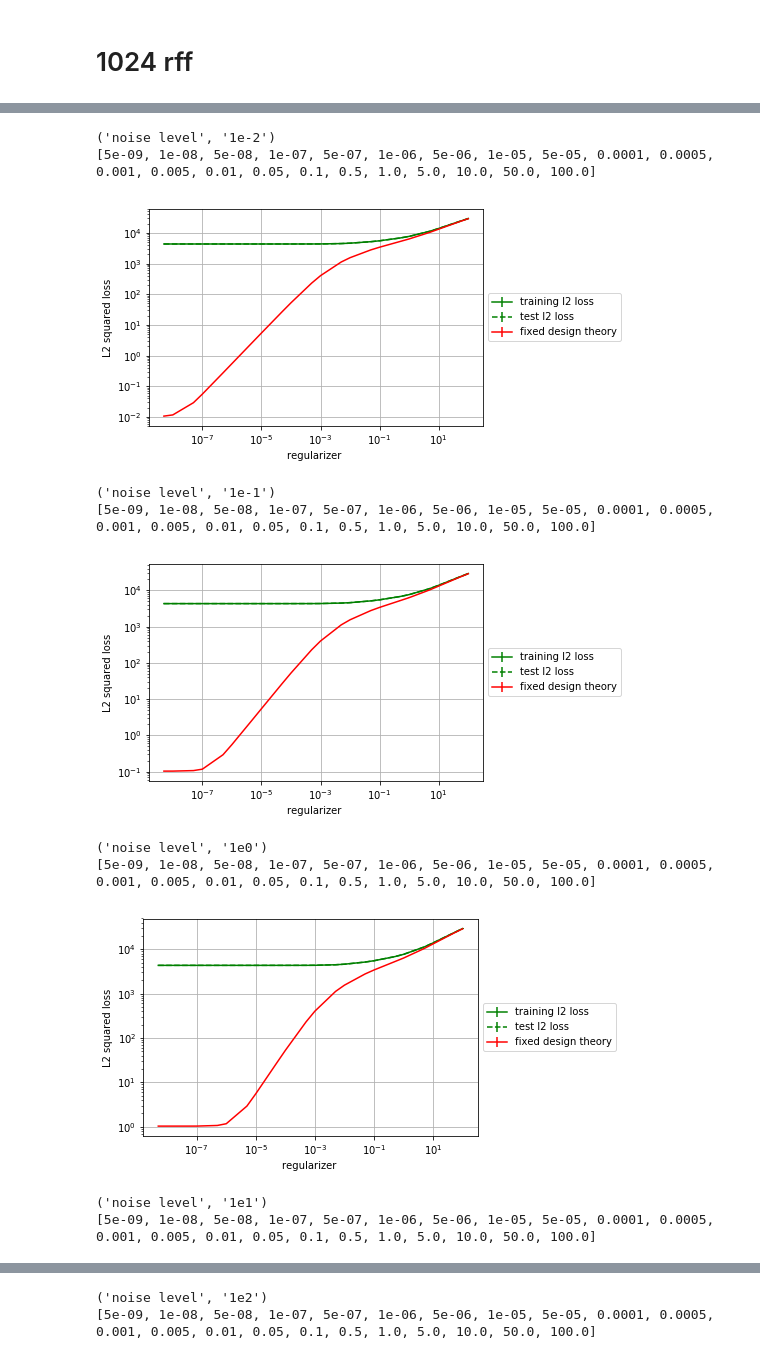
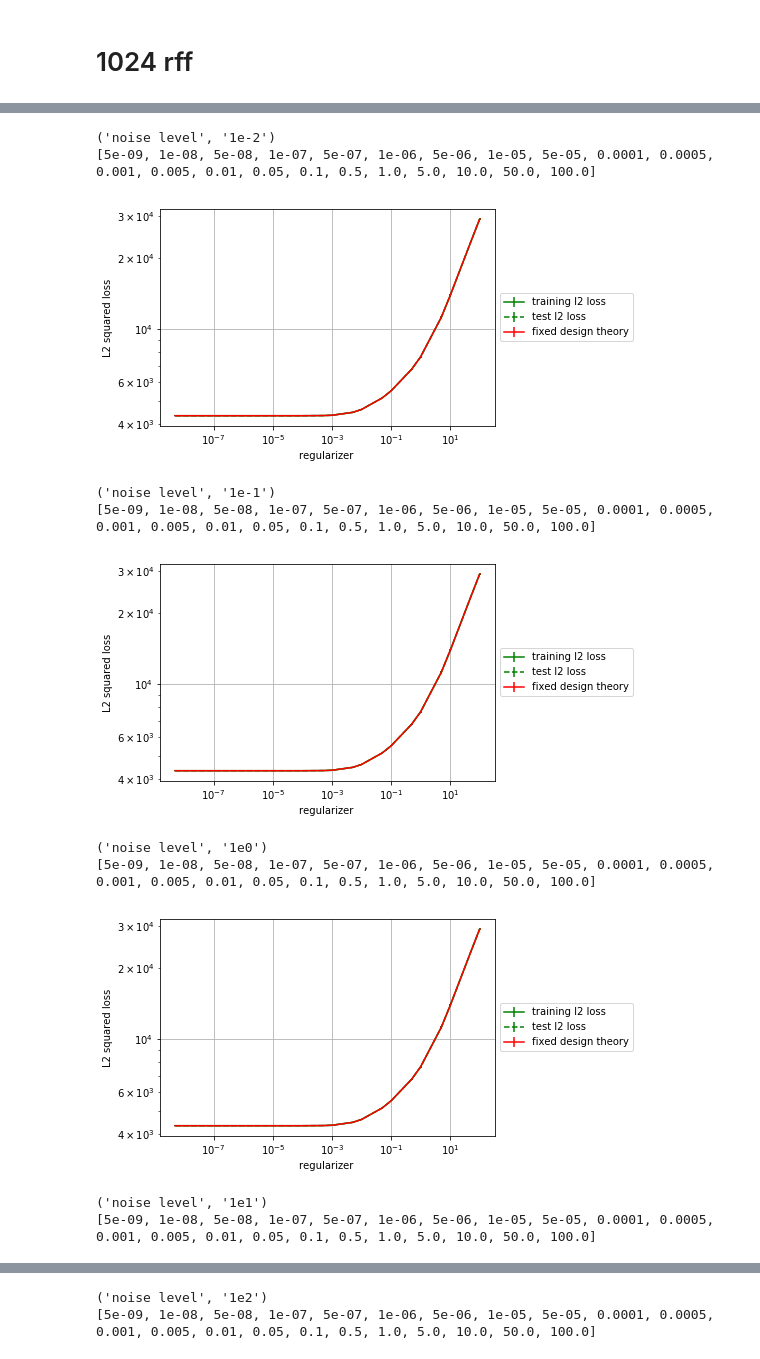
Before and after one commit to JianGoForIt/lp_rffs, a Jupyter notebook: kernel_reg/notebook/fixed-design-test-loss-visual-server.ipynb, the cells around one changed output, grey strips where cells are left out. Cells and saved outputs as stored; diff of their text form; code cells hidden in the pictures.

Commit message:
add fixed design test loss visualization

```diff
--- a/kernel_reg/notebook/fixed-design-test-loss-visual-server.ipynb
+++ b/kernel_reg/notebook/fixed-design-test-loss-visual-server.ipynb
@@ -16,7 +16,7 @@ def get_value_from_dict(folder_name, key=None):
 # %%
 colors_dict = get_colors()
 # %%
-general_folder_old = "/dfs/scratch0/zjian/lp_kernel/census_results_64_bit_pca_rff/"
+general_folder_eigen = "/dfs/scratch0/zjian/lp_kernel/census_results_64_bit_fixed_design_full_U/"
 # %% [markdown]
 # 8192 fp feat
 # %%
@@ -46,20 +46,28 @@ X_train, X_test, Y_train, Y_test = load_census_data("../../../data/census/")
 # %% [markdown]
 ### get theory prediction value
 # %%
-def get_theory_l2_loss(reg_lambda_list, noise_sigma, n_fp_feat, general_folder, y_gt):
+def get_theory_l2_loss(reg_lambda_list, noise_sigma, n_fp_feat, general_folder, general_folder_eigen, y_gt):
     theory_l2_loss = []
     theory_l2_loss_std = []
+    U_dict = {}
+    S_dict = {}
     for reg_lambda in reg_lambda_list:
         tmp_l2_loss = []
         for seed in [1, 2, 3]:
-            eigen_val_file = general_folder + "lambda_1e-6_seed_" + str(seed) + "_n_fp_feat_" \
+            eigen_val_file = general_folder_eigen + "lambda_1e-6_seed_" + str(seed) + "_n_fp_feat_" \
                 + str(n_fp_feat) + "_fp_rff_noise_sigma_" + noise_sigma + "/kernel_eigen_value.npy"
-            eigen_vec_file = general_folder + "lambda_1e-6_seed_" + str(seed) + "_n_fp_feat_" \
+            eigen_vec_file = general_folder_eigen + "lambda_1e-6_seed_" + str(seed) + "_n_fp_feat_" \
                 + str(n_fp_feat) + "_fp_rff_noise_sigma_" + noise_sigma + "/kernel_eigen_vector.npy"
-            with open(eigen_val_file, "r") as f:
-                eigen_val = np.load(f)
-            with open(eigen_vec_file, "r") as f:
-                eigen_vec = np.load(f)
+            if eigen_vec_file not in U_dict.keys():
+                with open(eigen_val_file, "r") as f:
+                    eigen_val = np.load(f)
+                with open(eigen_vec_file, "r") as f:
+                    eigen_vec = np.load(f)
+                U_dict[eigen_vec_file] = eigen_vec.copy()
+                S_dict[eigen_val_file] = eigen_val.copy()
+            eigen_val = S_dict[eigen_val_file]
+            eigen_vec = U_dict[eigen_vec_file]
+#             print eigen_vec.shape, eigen_val.shape
             gamma = eigen_val / (eigen_val + float(reg_lambda) )
             l2_loss = np.sum( (gamma - 1)**2 * (np.dot(eigen_vec.T, y_gt.reshape(y_gt.size, 1) ) ).reshape(gamma.size)**2) \
                 + np.sum(float(noise_sigma)**2 * gamma**2) + y_gt.size * float(noise_sigma)**2
@@ -86,7 +79,7 @@ def get_theory_l2_loss(reg_lambda_list, noise_sigma, n_fp_feat, general_folder,
 # 8192 rff
 # %%
 # plot for fixed number of features
-def plot_single_precision(subkey_list_input, noise_sigma, n_fp_feat, general_folder, Y_train):
+def plot_single_precision(subkey_list_input, noise_sigma, n_fp_feat, general_folder, general_folder_eigen, Y_train):
     fp_bits = 32
     plt.figure()
     lamb_list = ["5e-9", "1e-8", "5e-8", "1e-7", "5e-7", "1e-6", "5e-6", "1e-5",
@@ -108,7 +101,7 @@ def plot_single_precision(subkey_list_input, noise_sigma, n_fp_feat, general_fol
     plt.errorbar(lamb_list_num, l2_train_mean, yerr=l2_train_std, fmt="g", label="training l2 loss")
     plt.errorbar(lamb_list_num, l2_test_mean, yerr=l2_test_std, fmt="g--", label="test l2 loss")
     theory_l2, theory_l2_std = get_theory_l2_loss(lamb_list, noise_sigma=str(noise_sigma), n_fp_feat=n_fp_feat,
-                          general_folder=general_folder, y_gt=Y_train)
+                          general_folder=general_folder, general_folder_eigen=general_folder_eigen, y_gt=Y_train)
     plt.errorbar(lamb_list_num, theory_l2, yerr=theory_l2_std, fmt="r", label="fixed design theory")
 
     ax = plt.subplot(111)
@@ -125,7 +118,8 @@ for noise_level in ["1e-2", "1e-1", "1e0", "1e1", "1e2", "1e3", "1e4", "1e5"]:
     print("noise level", noise_level)
     plot_single_precision(subkey_list_input=["fp_rff", "n_fp_feat_8192", "_noise_sigma_" + noise_level],
                          noise_sigma=noise_level, n_fp_feat=8192,
-                         general_folder=general_folder, Y_train=Y_train)
+                         general_folder=general_folder,
+                         general_folder_eigen=general_folder_eigen, Y_train=Y_train)
 # %% [output]
 ('noise level', '1e-2')
 [5e-09, 1e-08, 5e-08, 1e-07, 5e-07, 1e-06, 5e-06, 1e-05, 5e-05, 0.0001, 0.0005, 0.001, 0.005, 0.01, 0.05, 0.1, 0.5, 1.0, 5.0, 10.0, 50.0, 100.0]
@@ -151,18 +151,18 @@ for noise_level in ["1e-2", "1e-1", "1e0", "1e1", "1e2", "1e3", "1e4", "1e5"]:
 # %%
 for noise_level in ["1e-2", "1e-1", "1e0", "1e1", "1e2", "1e3", "1e4", "1e5"]:
     print("noise level", noise_level)
     plot_single_precision(subkey_list_input=["fp_rff", "n_fp_feat_1024", "_noise_sigma_" + noise_level],
                          noise_sigma=noise_level, n_fp_feat=1024,
-                         general_folder=general_folder, Y_train=Y_train)
+                         general_folder=general_folder, general_folder_eigen=general_folder_eigen, Y_train=Y_train)
 # %% [output]
 ('noise level', '1e-2')
 [5e-09, 1e-08, 5e-08, 1e-07, 5e-07, 1e-06, 5e-06, 1e-05, 5e-05, 0.0001, 0.0005, 0.001, 0.005, 0.01, 0.05, 0.1, 0.5, 1.0, 5.0, 10.0, 50.0, 100.0]
-[figure, old version]
+[figure, new version]
 ('noise level', '1e-1')
 [5e-09, 1e-08, 5e-08, 1e-07, 5e-07, 1e-06, 5e-06, 1e-05, 5e-05, 0.0001, 0.0005, 0.001, 0.005, 0.01, 0.05, 0.1, 0.5, 1.0, 5.0, 10.0, 50.0, 100.0]
-[figure, old version]
+[figure, new version]
 ('noise level', '1e0')
 [5e-09, 1e-08, 5e-08, 1e-07, 5e-07, 1e-06, 5e-06, 1e-05, 5e-05, 0.0001, 0.0005, 0.001, 0.005, 0.01, 0.05, 0.1, 0.5, 1.0, 5.0, 10.0, 50.0, 100.0]
-[figure, old version]
+[figure, new version]
 ('noise level', '1e1')
 [5e-09, 1e-08, 5e-08, 1e-07, 5e-07, 1e-06, 5e-06, 1e-05, 5e-05, 0.0001, 0.0005, 0.001, 0.005, 0.01, 0.05, 0.1, 0.5, 1.0, 5.0, 10.0, 50.0, 100.0]
```
Also changed, not shown: parts of 4 cells of this notebook.
